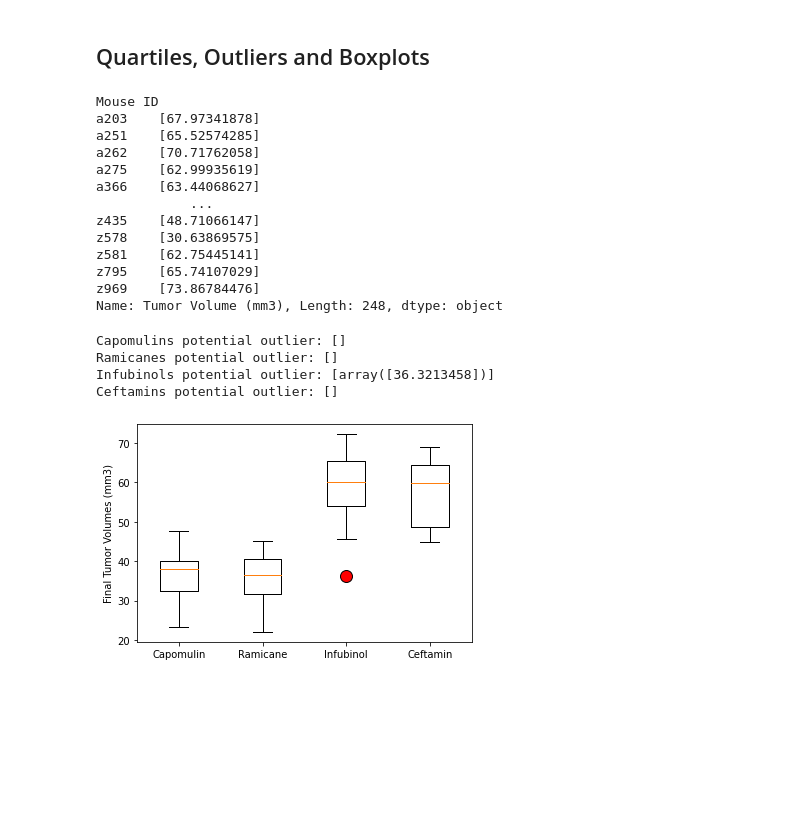
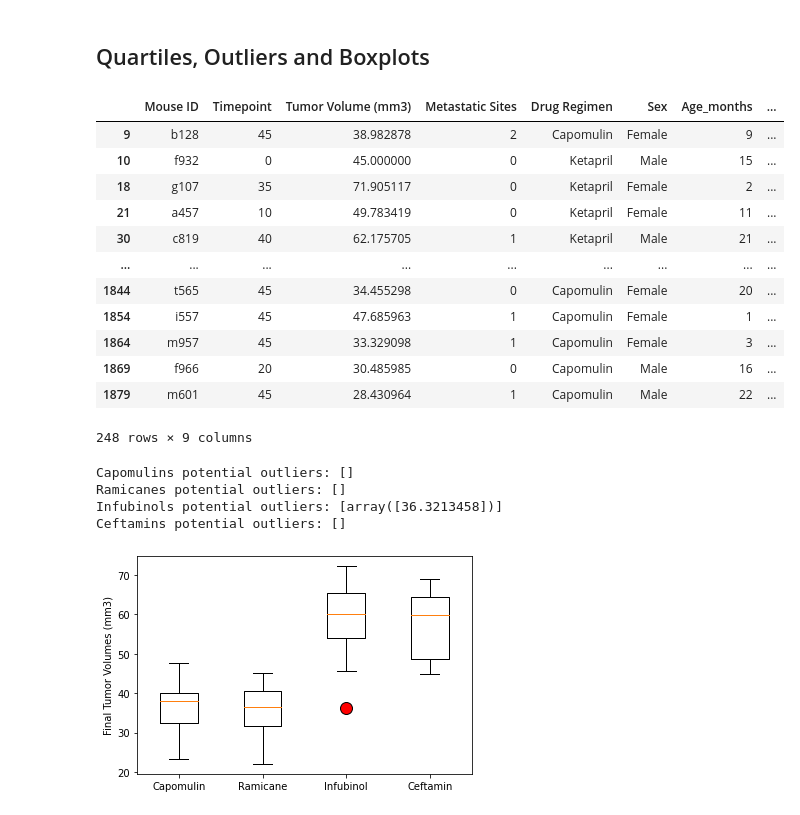
Before and after one commit to vishaalgupta/matplotlib-challenge, a Jupyter notebook: Pymaceuticals/pymaceuticals_starter.ipynb, the cells around one changed output. Drawn from its saved outputs; the diff is of its cells as text; code cells hidden in the pictures; blank space fills up the shorter version.

```diff
--- a/Pymaceuticals/pymaceuticals_starter.ipynb
+++ b/Pymaceuticals/pymaceuticals_starter.ipynb
@@ -168,30 +168,29 @@ plt.tight_layout()
 # %%
 # Calculate the final tumor volume of each mouse across four of the treatment regimens:
 # Capomulin, Ramicane, Infubinol, and Ceftamin
 # Start by getting the last (greatest) timepoint for each mouse
 final_volume = updated_df.groupby(["Mouse ID"])
 last_timepoint = final_volume["Timepoint"].max()
 last_timepoint_df = pd.DataFrame(index = (final_volume.count().index))
 last_timepoint_df["Final Timepoint"] = last_timepoint
 final_merge = pd.merge(left = updated_df, right = last_timepoint_df, on = "Mouse ID", how = "outer")
 # Merge this group df with the original dataframe to get the tumor volume at the last timepoint
 tumor = final_merge.loc[final_merge["Final Timepoint"] == final_merge["Timepoint"], :]
-#tumor_group = tumor.groupby("Mouse ID")
-#tumor_group["Tumor Volume (mm3)"].unique()
+tumor
 # %% [output]
+|  | Mouse ID | Timepoint | Tumor Volume (mm3) | Metastatic Sites | Drug Regimen | Sex | Age_months | ... |
+| 9 | b128 | 45 | 38.982878 | 2 | Capomulin | Female | 9 | ... |
+| 10 | f932 | 0 | 45.000000 | 0 | Ketapril | Male | 15 | ... |
+| 18 | g107 | 35 | 71.905117 | 0 | Ketapril | Female | 2 | ... |
+| 21 | a457 | 10 | 49.783419 | 0 | Ketapril | Female | 11 | ... |
+| 30 | c819 | 40 | 62.175705 | 1 | Ketapril | Male | 21 | ... |
+| ... | ... | ... | ... | ... | ... | ... | ... | ... |
+| 1844 | t565 | 45 | 34.455298 | 0 | Capomulin | Female | 20 | ... |
+| 1854 | i557 | 45 | 47.685963 | 1 | Capomulin | Female | 1 | ... |
+| 1864 | m957 | 45 | 33.329098 | 1 | Capomulin | Female | 3 | ... |
+| 1869 | f966 | 20 | 30.485985 | 0 | Capomulin | Male | 16 | ... |
+| 1879 | m601 | 45 | 28.430964 | 1 | Capomulin | Male | 22 | ... |
-Mouse ID
-a203    [67.97341878]
-a251    [65.52574285]
-a262    [70.71762058]
-a275    [62.99935619]
-a366    [63.44068627]
-            ...
-z435    [48.71066147]
-z578    [30.63869575]
-z581    [62.75445141]
-z795    [65.74107029]
-z969    [73.86784476]
-Name: Tumor Volume (mm3), Length: 248, dtype: object
+248 rows × 9 columns
 # %%
 # Put treatments into a list for for loop (and later for plot labels)
 treatments = ["Capomulin", "Ramicane", "Infubinol", "Ceftamin"]
@@ -222,12 +221,12 @@ for treatment in treatments:
     for x in treatment_tumorData:
         if ((x > upper_bound) | (x < lower_bound)):
             outlier.append(x)
-    print(f"{treatment}s potential outlier: {outlier}")
+    print(f"{treatment}s potential outliers: {outlier}")
 # %% [output]
-Capomulins potential outlier: []
-Ramicanes potential outlier: []
-Infubinols potential outlier: [array([36.3213458])]
-Ceftamins potential outlier: []
+Capomulins potential outliers: []
+Ramicanes potential outliers: []
+Infubinols potential outliers: [array([36.3213458])]
+Ceftamins potential outliers: []
 # %%
 # Generate a box plot of the final tumor volume of each mouse across four regimens of interest
 fig1, ax1 = plt.subplots()
```
Also changed, not shown: parts of 5 cells of this notebook.
